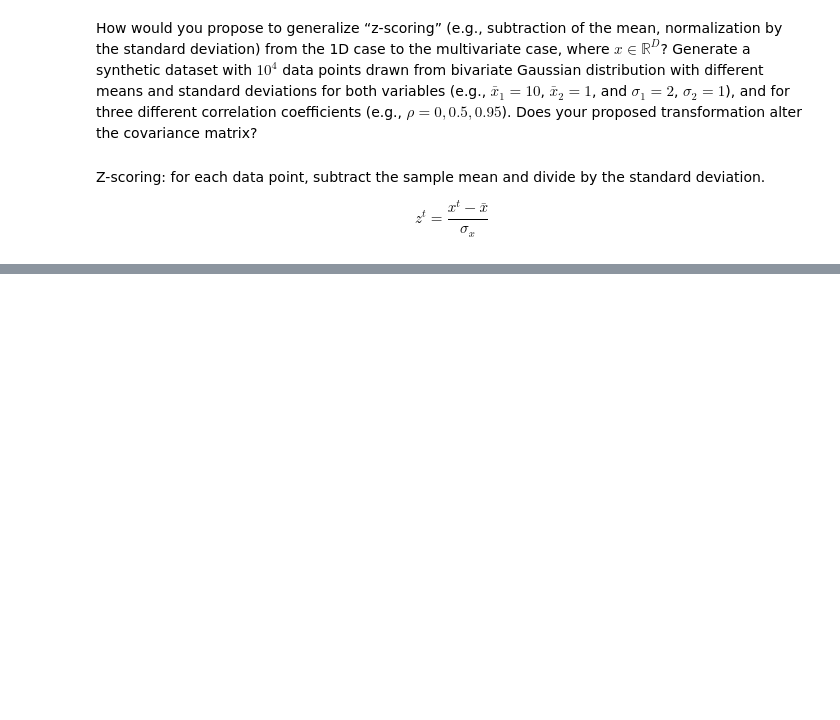
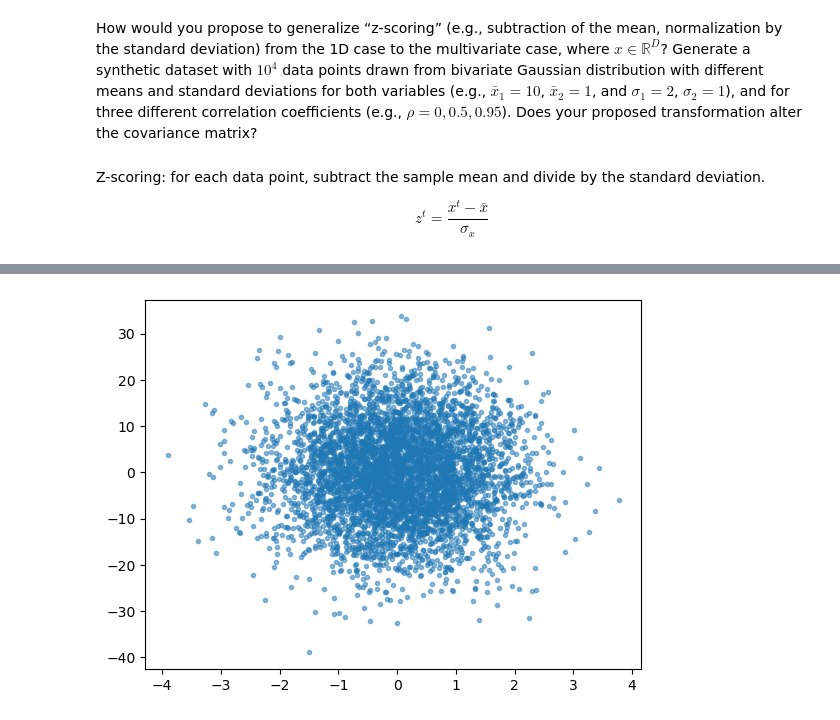
Before and after one commit to acumpelik/DSSC23, a Jupyter notebook: DSSC23-Homework1-Andrea_Cumpelik.ipynb, the cells around one changed output, grey strips where cells are left out. Cells and saved outputs as stored; diff of their text form; code cells hidden in the pictures; blank space fills up the shorter version.

```diff
--- a/DSSC23-Homework1-Andrea_Cumpelik.ipynb
+++ b/DSSC23-Homework1-Andrea_Cumpelik.ipynb
@@ -74,0 +168,6 @@ plt.plot(x5_zscored)
+# %%
+plt.plot(x,y,'.', alpha=0.5)
+# plt.axis('equal')
+plt.show()
+# %% [output]
+[figure, added]
```
Also changed, not shown: parts of 12 cells of this notebook, 1 other file.
